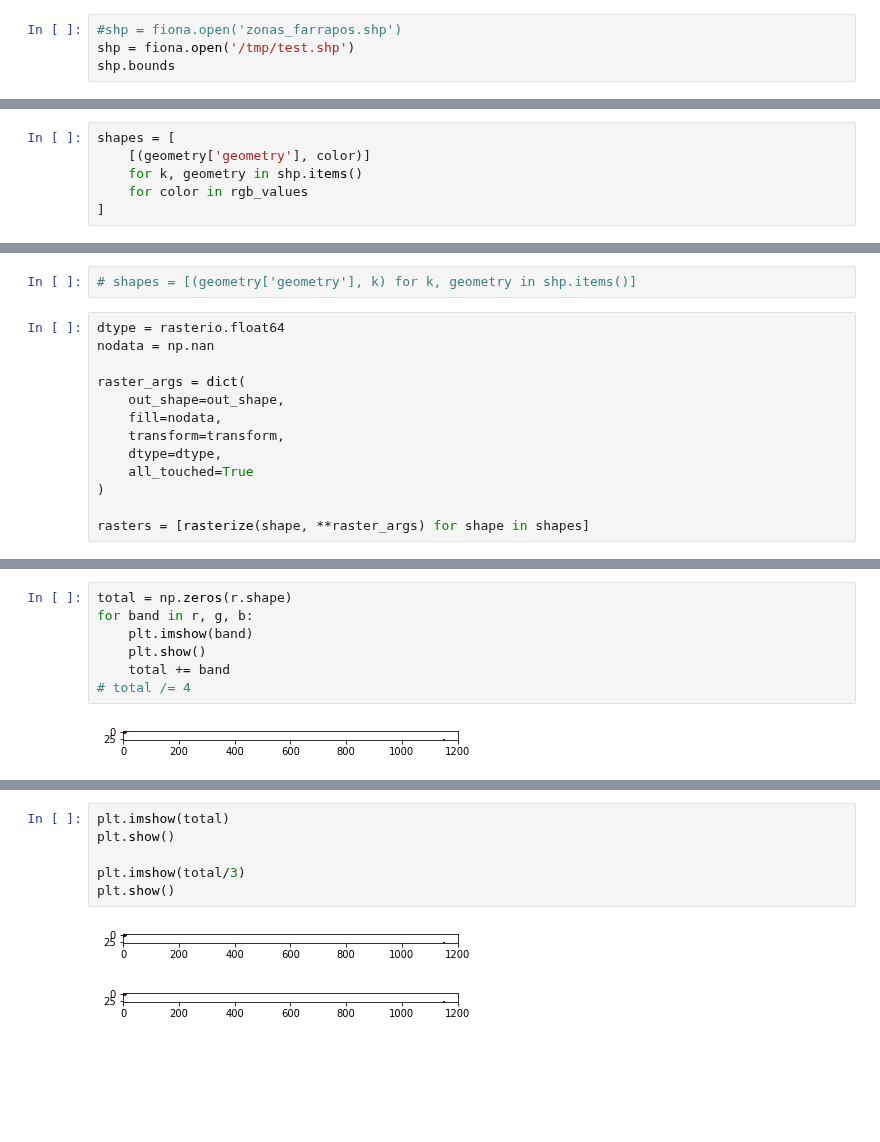
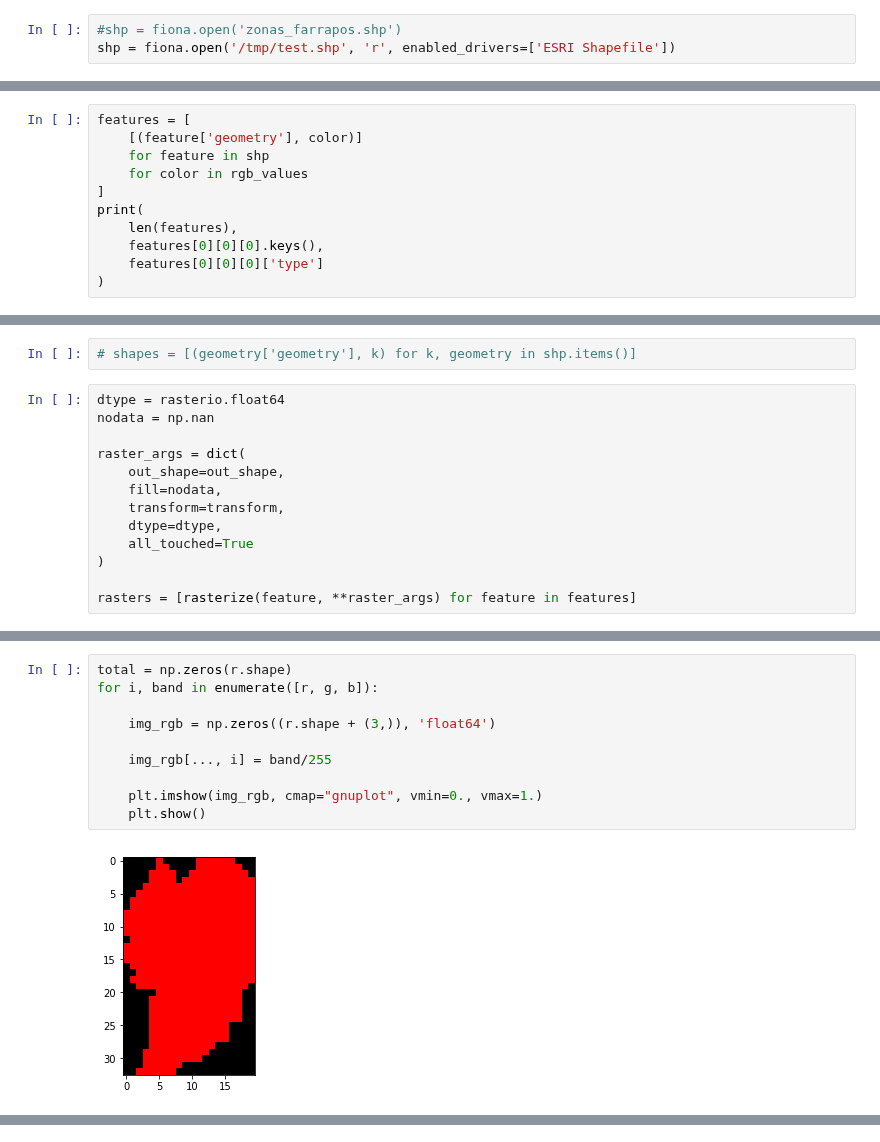
Before and after one commit to AlertaDengue/AlertaDengue, a Jupyter notebook: notebooks/rasterio-fiona.ipynb, the cells around one changed output, grey strips where cells are left out. Cells and saved outputs as stored; diff of their text form; blank space fills up the shorter version.

Commit message:
Improved rasterio-fiona notebook.

```diff
--- a/notebooks/rasterio-fiona.ipynb
+++ b/notebooks/rasterio-fiona.ipynb
@@ -35,4 +49,3 @@ with fiona.open(geojson_files[0]) as geojson_file:
 # %%
 #shp = fiona.open('zonas_farrapos.shp')
-shp = fiona.open('/tmp/test.shp')
-shp.bounds
+shp = fiona.open('/tmp/test.shp', 'r', enabled_drivers=['ESRI Shapefile'])
@@ -94,6 +170,11 @@ rgb_values
 # %%
-shapes = [
-    [(geometry['geometry'], color)]
-    for k, geometry in shp.items()
+features = [
+    [(feature['geometry'], color)]
+    for feature in shp
     for color in rgb_values
 ]
+print(
+    len(features),
+    features[0][0][0].keys(),
+    features[0][0][0]['type']
+)
@@ -111,4 +194,4 @@ raster_args = dict(
     all_touched=True
 )
 
-rasters = [rasterize(shape, **raster_args) for shape in shapes]
+rasters = [rasterize(feature, **raster_args) for feature in features]
@@ -214,9 +296,12 @@ src.close()
 # %%
 total = np.zeros(r.shape)
-for band in r, g, b:
-    plt.imshow(band)
+for i, band in enumerate([r, g, b]):
+
+    img_rgb = np.zeros((r.shape + (3,)), 'float64')
+
+    img_rgb[..., i] = band/255
+
+    plt.imshow(img_rgb, cmap="gnuplot", vmin=0., vmax=1.)
     plt.show()
-    total += band
-# total /= 4
 # %% [output]
-[figure, old version]
+[figure, new version]
@@ -225,9 +309,0 @@ for band in r, g, b:
-# %%
-plt.imshow(total)
-plt.show()
-
-plt.imshow(total/3)
-plt.show()
-# %% [output]
-[figure, removed]
-[figure, removed]
```
Also changed, not shown: parts of 35 cells of this notebook, 1 other file.
